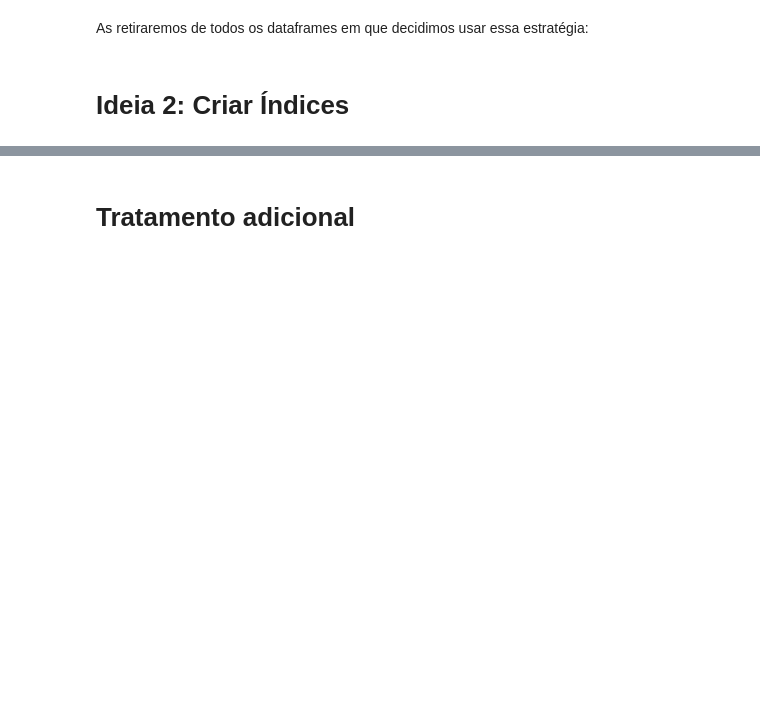
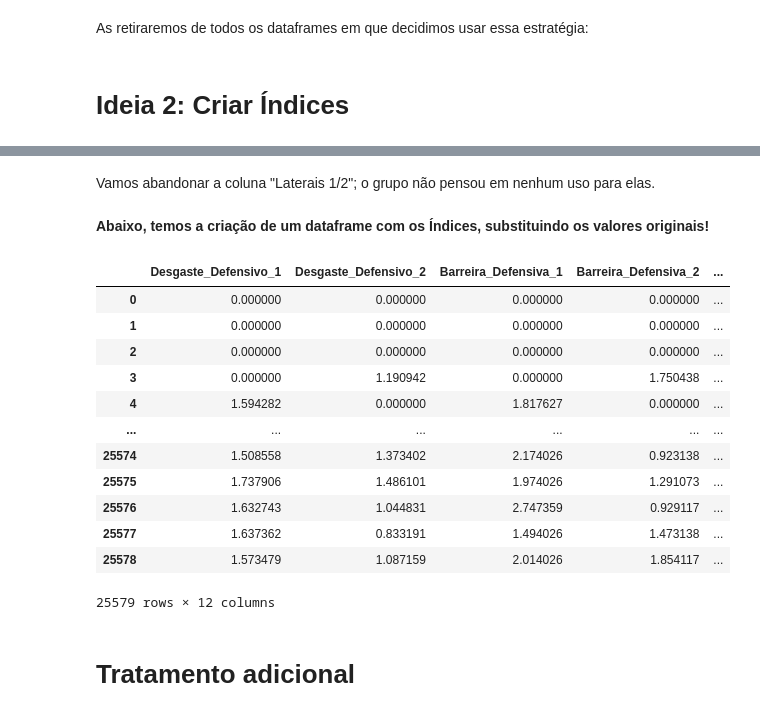
Before and after one commit to UFRJ-Analytica/PS-2025.1, a Jupyter notebook: EDA/[6] NaN.ipynb, the cells around one changed output, grey strips where cells are left out. Drawn from its saved outputs; the diff is of its cells as text; code cells hidden in the pictures; blank space fills up the shorter version.

```diff
--- a/EDA/[6] NaN.ipynb
+++ b/EDA/[6] NaN.ipynb
@@ -358,0 +351,21 @@ O grupo pensou na ideia de criar índices ofensivos/defensivos, reduzindo a dime
+# %% [markdown]
+Vamos abandonar a coluna "Laterais 1/2"; o grupo não pensou em nenhum uso para elas.
+# %% [markdown]
+**Abaixo, temos a criação de um dataframe com os Índices, substituindo os valores originais!**
+# %%
+df_indices = criar_indices(df_indices).iloc[:, -12:]
+df_indices
+# %% [output]
+|  | Desgaste_Defensivo_1 | Desgaste_Defensivo_2 | Barreira_Defensiva_1 | Barreira_Defensiva_2 | ... |
+| 0 | 0.000000 | 0.000000 | 0.000000 | 0.000000 | ... |
+| 1 | 0.000000 | 0.000000 | 0.000000 | 0.000000 | ... |
+| 2 | 0.000000 | 0.000000 | 0.000000 | 0.000000 | ... |
+| 3 | 0.000000 | 1.190942 | 0.000000 | 1.750438 | ... |
+| 4 | 1.594282 | 0.000000 | 1.817627 | 0.000000 | ... |
+| ... | ... | ... | ... | ... | ... |
+| 25574 | 1.508558 | 1.373402 | 2.174026 | 0.923138 | ... |
+| 25575 | 1.737906 | 1.486101 | 1.974026 | 1.291073 | ... |
+| 25576 | 1.632743 | 1.044831 | 2.747359 | 0.929117 | ... |
+| 25577 | 1.637362 | 0.833191 | 1.494026 | 1.473138 | ... |
+| 25578 | 1.573479 | 1.087159 | 2.014026 | 1.854117 | ... |
+25579 rows × 12 columns
```
Also changed, not shown: parts of 13 cells of this notebook, 9 other files.
